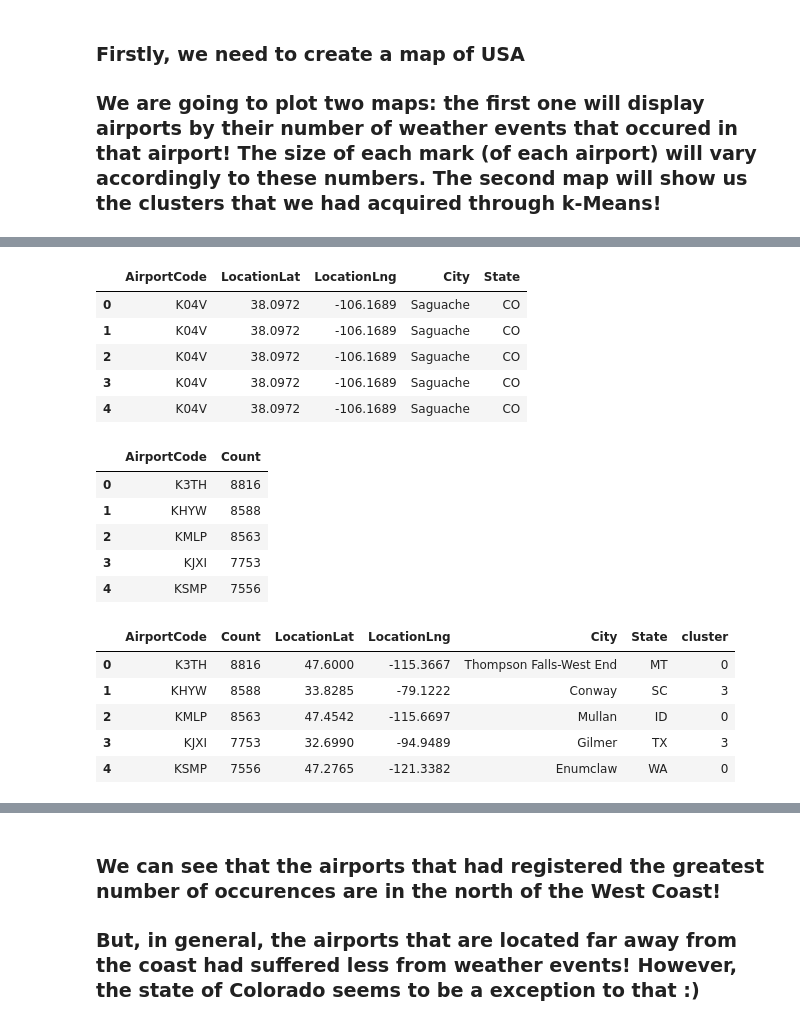
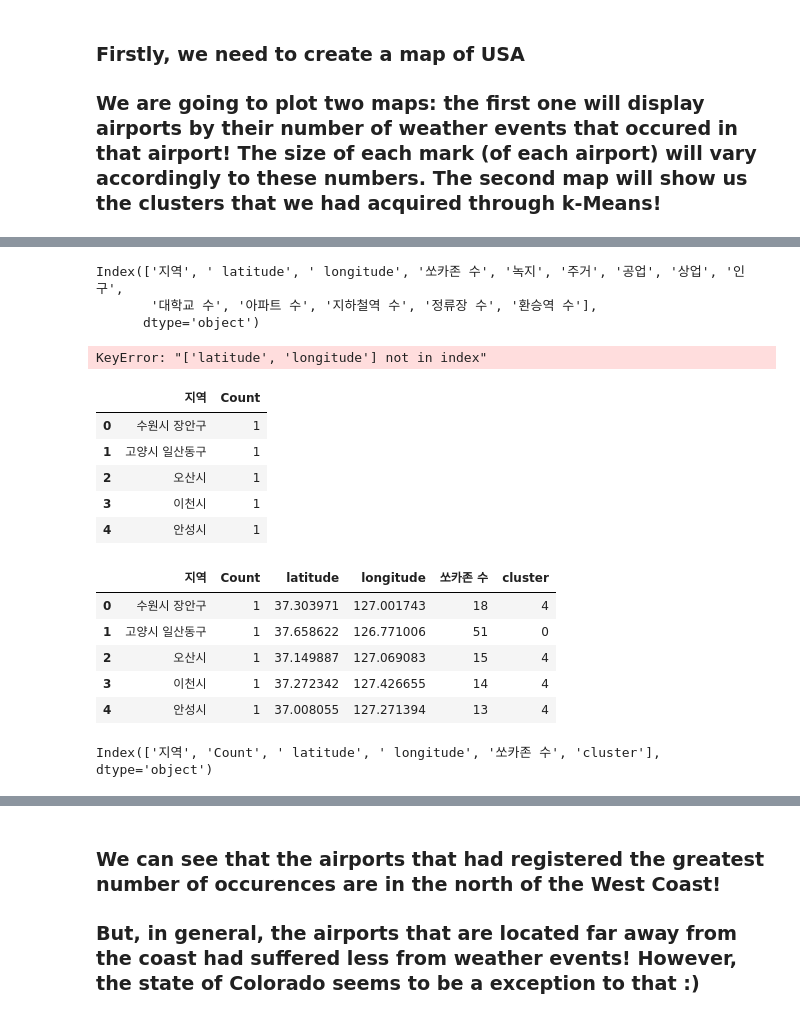
Before and after one commit to govin08/our-socar, a Jupyter notebook: 2김선중/0105_clustering_results/0105_clustering_results.ipynb, the cells around one changed output, grey strips where cells are left out. Drawn from its saved outputs; the diff is of its cells as text; code cells hidden in the pictures.

```diff
--- a/2김선중/0105_clustering_results/0105_clustering_results.ipynb
+++ b/2김선중/0105_clustering_results/0105_clustering_results.ipynb
@@ -50,7 +50,7 @@ df.head()
 # %% [markdown]
 # k-Means Clustering
 # %%
-types = df
+types = df.copy()
 # %%
 regions = types[['지역']]
 types.drop('지역', axis=1, inplace=True)
@@ -231,41 +231,45 @@ map_USA
 # %% [output]
 [interactive output not drawn]
-# %%
-cities = df[['AirportCode', 'LocationLat','LocationLng','City','State']]
-
-cities.head()
-# %% [output]
-|  | AirportCode | LocationLat | LocationLng | City | State |
-| 0 | K04V | 38.0972 | -106.1689 | Saguache | CO |
-| 1 | K04V | 38.0972 | -106.1689 | Saguache | CO |
-| 2 | K04V | 38.0972 | -106.1689 | Saguache | CO |
-| 3 | K04V | 38.0972 | -106.1689 | Saguache | CO |
-| 4 | K04V | 38.0972 | -106.1689 | Saguache | CO |
+# %%
+df.columns
+# %% [output]
+Index(['지역', ' latitude', ' longitude', '쏘카존 수', '녹지', '주거', '공업', '상업', '인구',
+       '대학교 수', '아파트 수', '지하철역 수', '정류장 수', '환승역 수'],
+      dtype='object')
+# %%
+cities = df[['지역', 'latitude', 'longitude', '쏘카존 수']]
+cities.head()
+# %% [output]
+KeyError: "['latitude', 'longitude'] not in index"
 # %%
-number_of_occurences = pd.DataFrame(airports['AirportCode'].value_counts())
+number_of_occurences = pd.DataFrame(cities['지역'].value_counts())
 number_of_occurences.reset_index(inplace=True)
-number_of_occurences.columns = ['AirportCode', 'Count']
+number_of_occurences.columns = ['지역', 'Count']
 number_of_occurences.head()
 # %% [output]
-|  | AirportCode | Count |
-| 0 | K3TH | 8816 |
-| 1 | KHYW | 8588 |
-| 2 | KMLP | 8563 |
-| 3 | KJXI | 7753 |
-| 4 | KSMP | 7556 |
+|  | 지역 | Count |
+| 0 | 수원시 장안구 | 1 |
+| 1 | 고양시 일산동구 | 1 |
+| 2 | 오산시 | 1 |
+| 3 | 이천시 | 1 |
+| 4 | 안성시 | 1 |
 # %%
-number_of_occurences = number_of_occurences.merge(airports.drop_duplicates())
+number_of_occurences = number_of_occurences.merge(cities.drop_duplicates())
 
-number_of_occurences = number_of_occurences.merge(codes)
+number_of_occurences = number_of_occurences.merge(regions)
 
 number_of_occurences.head()
 # %% [output]
-|  | AirportCode | Count | LocationLat | LocationLng | City | State | cluster |
-| 0 | K3TH | 8816 | 47.6000 | -115.3667 | Thompson Falls-West End | MT | 0 |
-| 1 | KHYW | 8588 | 33.8285 | -79.1222 | Conway | SC | 3 |
-| 2 | KMLP | 8563 | 47.4542 | -115.6697 | Mullan | ID | 0 |
-| 3 | KJXI | 7753 | 32.6990 | -94.9489 | Gilmer | TX | 3 |
-| 4 | KSMP | 7556 | 47.2765 | -121.3382 | Enumclaw | WA | 0 |
+|  | 지역 | Count | latitude | longitude | 쏘카존 수 | cluster |
+| 0 | 수원시 장안구 | 1 | 37.303971 | 127.001743 | 18 | 4 |
+| 1 | 고양시 일산동구 | 1 | 37.658622 | 126.771006 | 51 | 0 |
+| 2 | 오산시 | 1 | 37.149887 | 127.069083 | 15 | 4 |
+| 3 | 이천시 | 1 | 37.272342 | 127.426655 | 14 | 4 |
+| 4 | 안성시 | 1 | 37.008055 | 127.271394 | 13 | 4 |
+# %%
+number_of_occurences.columns
+# %% [output]
+Index(['지역', 'Count', ' latitude', ' longitude', '쏘카존 수', 'cluster'], dtype='object')
 # %%
 occurences = folium.map.FeatureGroup()
 n_mean = number_of_occurences['Count'].mean()
```
Also changed, not shown: parts of 10 cells of this notebook, 2 other files.
